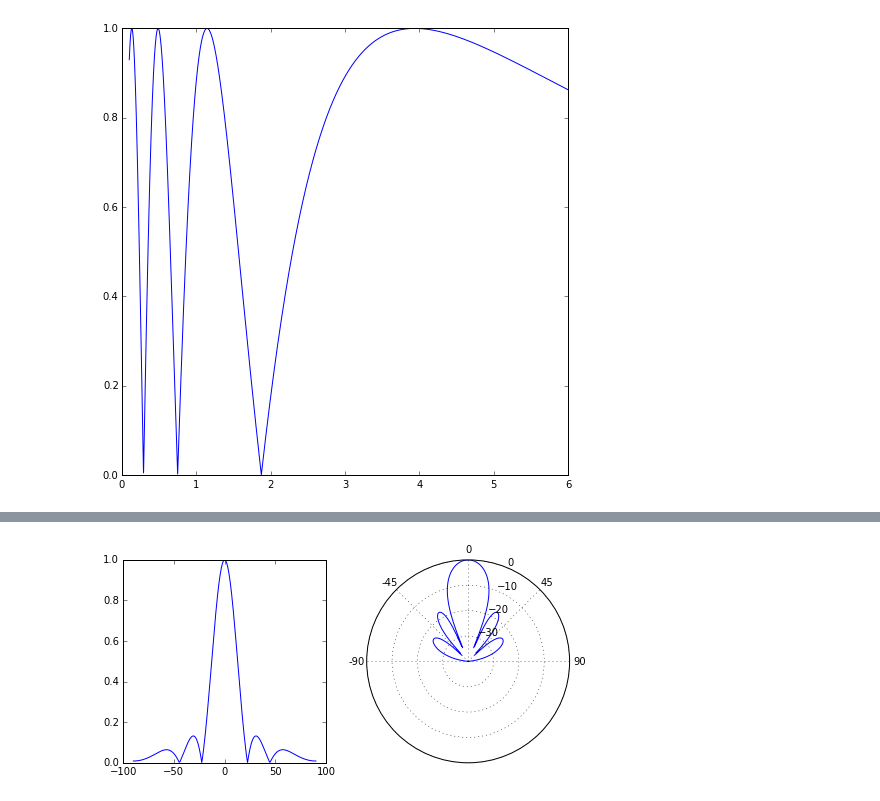
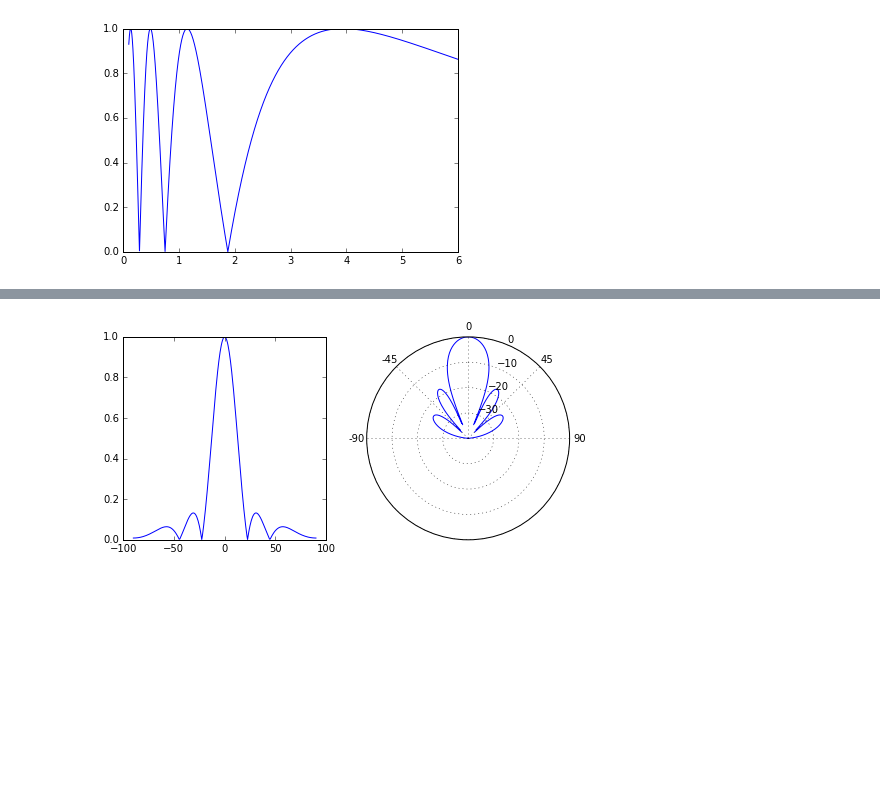
Before and after one commit to cdohl/PH4606, a Jupyter notebook: lecture 7.ipynb, the cells around one changed output, grey strips where cells are left out. Drawn from its saved outputs; the diff is of its cells as text; code cells hidden in the pictures; blank space fills up the shorter version.

```diff
--- a/lecture 7.ipynb
+++ b/lecture 7.ipynb
@@ -224,22 +228,22 @@ Next we plot Eq. (7.15) as a function of $r/a$ with $k a=8 \pi$ and normalized b
 # %%
 %matplotlib inline
 import math as m
 import numpy as np
 import matplotlib.pyplot as plt
 
 #r/a
 roa=np.linspace(0.1,6.,5000)
 #k*a
 ka=8*np.pi
 #P as a function of ka and r/a
 P=np.sin(.5*ka*roa*(np.sqrt(1+roa**-2.)-1.))
 
-plt.figure(figsize=(8,8), dpi=100)
+plt.figure(figsize=(6,4), dpi=100)
 plt.plot(roa,np.abs(P))
 
 plt.show()
 # %% [output]
-[figure, old version]
+[figure, new version]
 # %% [markdown]
 ### Far field response
 Now we want to calculate the emitted pressure field as a function of $\Theta$ under the far field approximation, $r \ll a$.
```
Also changed, not shown: parts of 8 cells of this notebook, 1 other file.
